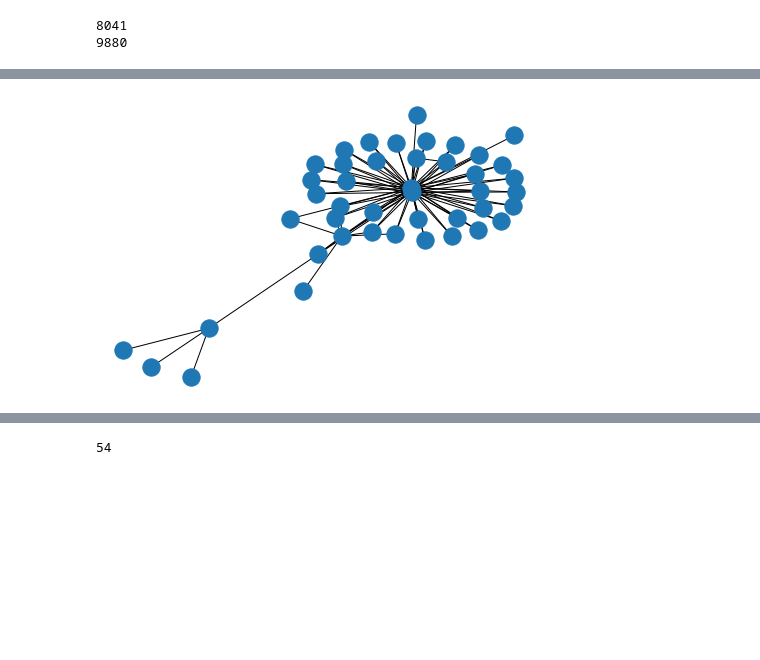
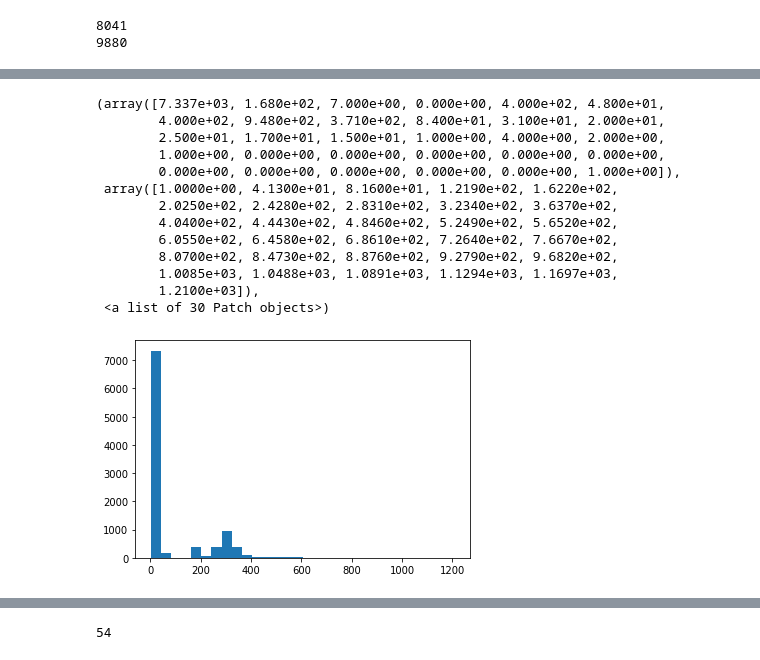
Before and after one commit to leslierice1/15744_project_ipv6_cascades, a Jupyter notebook: cascade-experiments.ipynb, the cells around one changed output, grey strips where cells are left out. Drawn from its saved outputs; the diff is of its cells as text; code cells hidden in the pictures; blank space fills up the shorter version.

```diff
--- a/cascade-experiments.ipynb
+++ b/cascade-experiments.ipynb
@@ -246,4 +307,0 @@ c_G = build_graph(46450, 0, set(), nx.Graph())
-# %%
-nx.draw(c_G)
-# %% [output]
-[figure, removed]
@@ -249,0 +311,17 @@ nx.draw(c_G)
+# %%
+plt.hist(cascade_sizes, bins=30)
+# %% [output]
+(array([7.337e+03, 1.680e+02, 7.000e+00, 0.000e+00, 4.000e+02, 4.800e+01,
+        4.000e+02, 9.480e+02, 3.710e+02, 8.400e+01, 3.100e+01, 2.000e+01,
+        2.500e+01, 1.700e+01, 1.500e+01, 1.000e+00, 4.000e+00, 2.000e+00,
+        1.000e+00, 0.000e+00, 0.000e+00, 0.000e+00, 0.000e+00, 0.000e+00,
+        0.000e+00, 0.000e+00, 0.000e+00, 0.000e+00, 0.000e+00, 1.000e+00]),
+ array([1.0000e+00, 4.1300e+01, 8.1600e+01, 1.2190e+02, 1.6220e+02,
+        2.0250e+02, 2.4280e+02, 2.8310e+02, 3.2340e+02, 3.6370e+02,
+        4.0400e+02, 4.4430e+02, 4.8460e+02, 5.2490e+02, 5.6520e+02,
+        6.0550e+02, 6.4580e+02, 6.8610e+02, 7.2640e+02, 7.6670e+02,
+        8.0700e+02, 8.4730e+02, 8.8760e+02, 9.2790e+02, 9.6820e+02,
+        1.0085e+03, 1.0488e+03, 1.0891e+03, 1.1294e+03, 1.1697e+03,
+        1.2100e+03]),
+ <a list of 30 Patch objects>)
+[figure, added]
```
Also changed, not shown: parts of 14 cells of this notebook.
